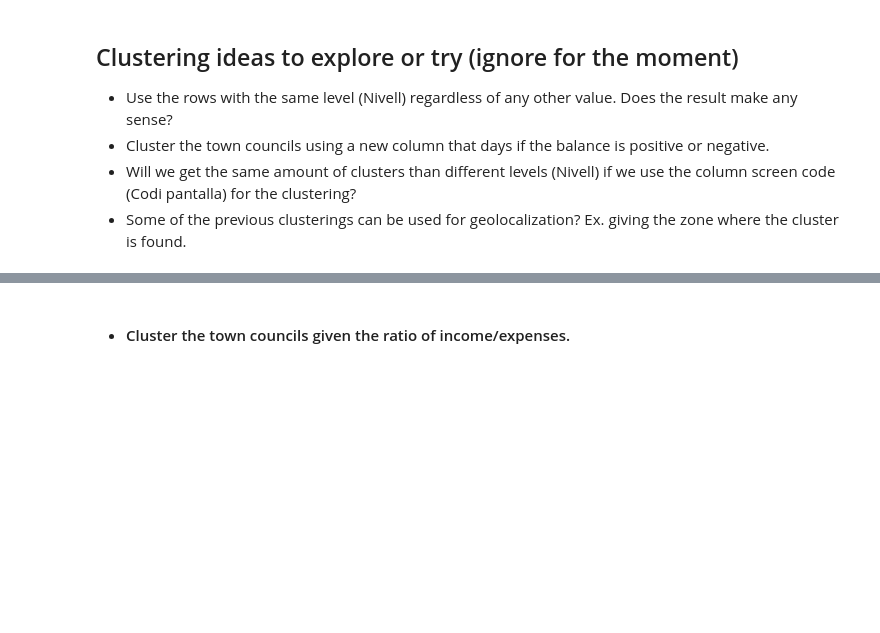
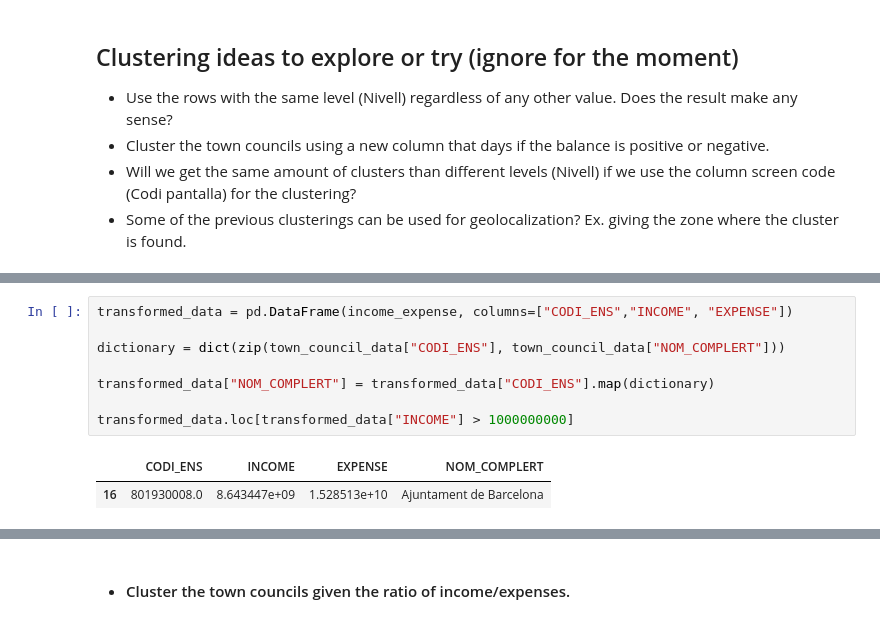
Before and after one commit to BigDataScience17-18/assignment-1-jordiadan_jordiromagosa, a Jupyter notebook: assignment_3.ipynb, the cells around one changed output, grey strips where cells are left out. Saved outputs shown, nothing was run; the diff lists cells and outputs as text; blank space fills up the shorter version.

```diff
--- a/assignment_3.ipynb
+++ b/assignment_3.ipynb
@@ -243,0 +261,11 @@ We can see that the town councils have a very different number of descriptions,
+# %%
+transformed_data = pd.DataFrame(income_expense, columns=["CODI_ENS","INCOME", "EXPENSE"])
+
+dictionary = dict(zip(town_council_data["CODI_ENS"], town_council_data["NOM_COMPLERT"]))
+
+transformed_data["NOM_COMPLERT"] = transformed_data["CODI_ENS"].map(dictionary)
+
+transformed_data.loc[transformed_data["INCOME"] > 1000000000]
+# %% [output]
+|  | CODI_ENS | INCOME | EXPENSE | NOM_COMPLERT |
+| 16 | 801930008.0 | 8.643447e+09 | 1.528513e+10 | Ajuntament de Barcelona |
```
Also changed, not shown: parts of 11 cells of this notebook.
